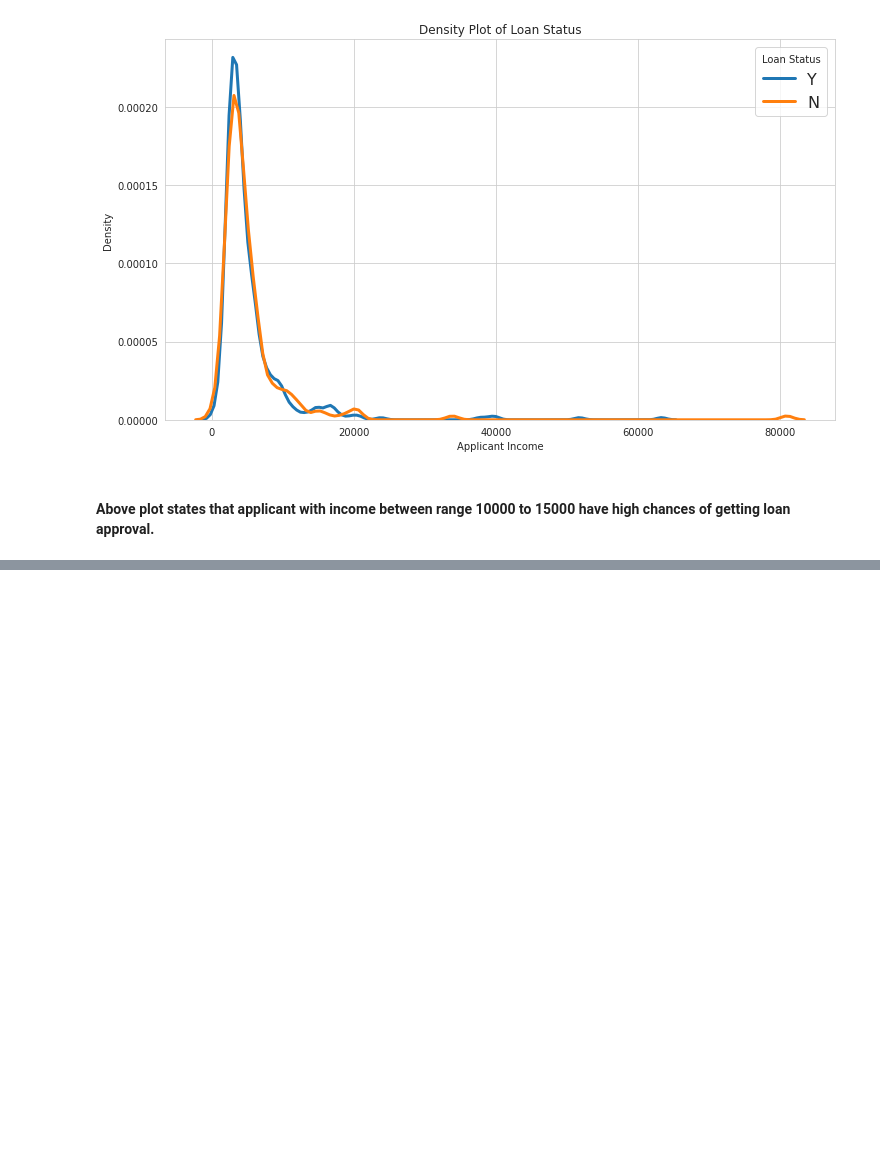
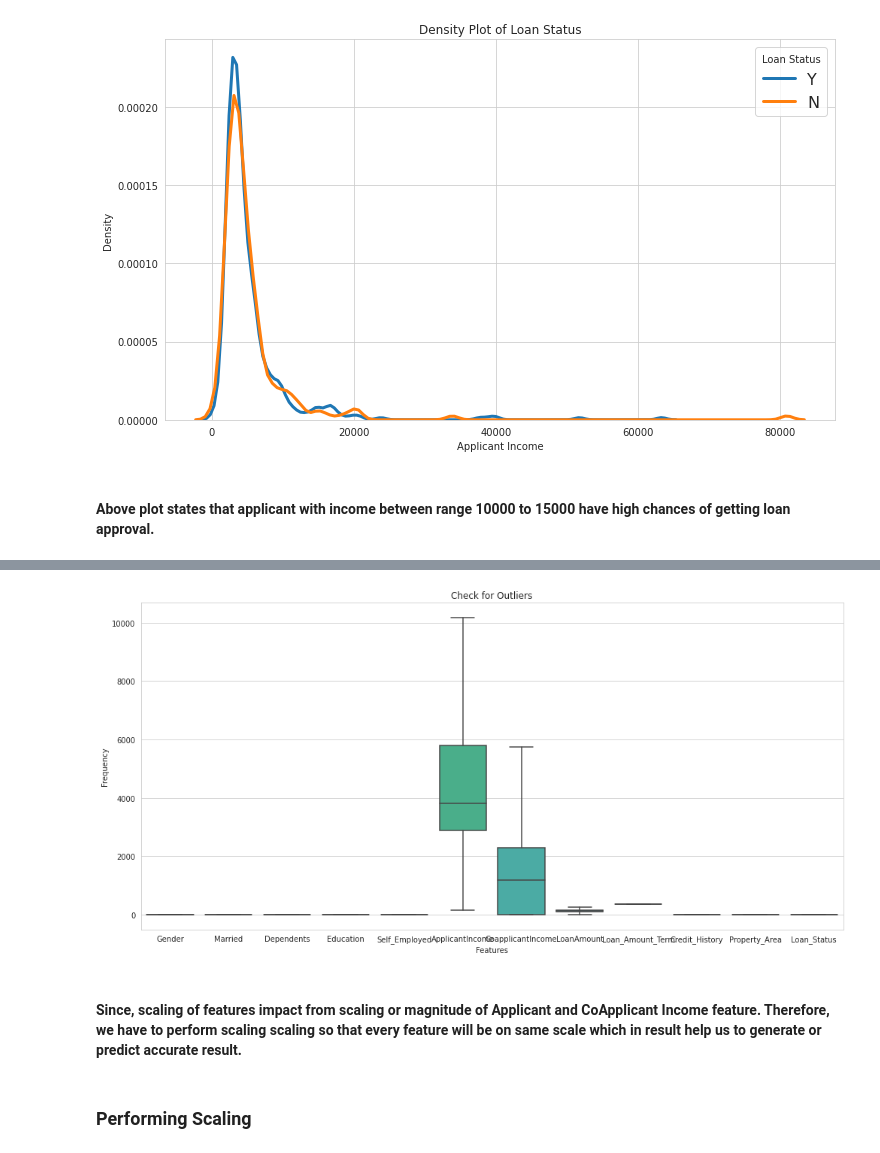
Before and after one commit to Abhishek768/Analytics_Vidhya_Loan_Prediction, a Jupyter notebook: loan_prediction.ipynb, the cells around one changed output, grey strips where cells are left out. Drawn from its saved outputs; the diff is of its cells as text; code cells hidden in the pictures; blank space fills up the shorter version.

```diff
--- a/loan_prediction.ipynb
+++ b/loan_prediction.ipynb
@@ -297,0 +331,25 @@ plt.ylabel('Density');
+# %%
+def remove_outliers(data):
+    q1 = np.quantile(data, 0.25)
+    q3 = np.quantile(data, 0.75)
+    iqr = q3 - q1
+    ll, ul = q1 - 1.5 * iqr, q3 + 1.5 * iqr
+    return ll, ul
+# %%
+for i in df.columns:
+    ll, ul = remove_outliers(df[i])
+    df[i] = np.where(df[i] < ll, ll, df[i])
+    df[i] = np.where(df[i] > ul, ul, df[i])
+# %%
+plt.figure(figsize=(14,7));
+sns.boxplot(data=df);
+plt.title('Check for Outliers');
+plt.xlabel('Features');
+plt.ylabel('Frequency');
+plt.tight_layout()
+# %% [output]
+[figure, added]
+# %% [markdown]
+#### Since, scaling of features impact from scaling or magnitude of Applicant and CoApplicant Income feature. Therefore, we have to perform scaling scaling so that every feature will be on same scale which in result help us to generate or predict accurate result.
+# %% [markdown]
+### Performing Scaling
```
Also changed, not shown: parts of 11 cells of this notebook.
